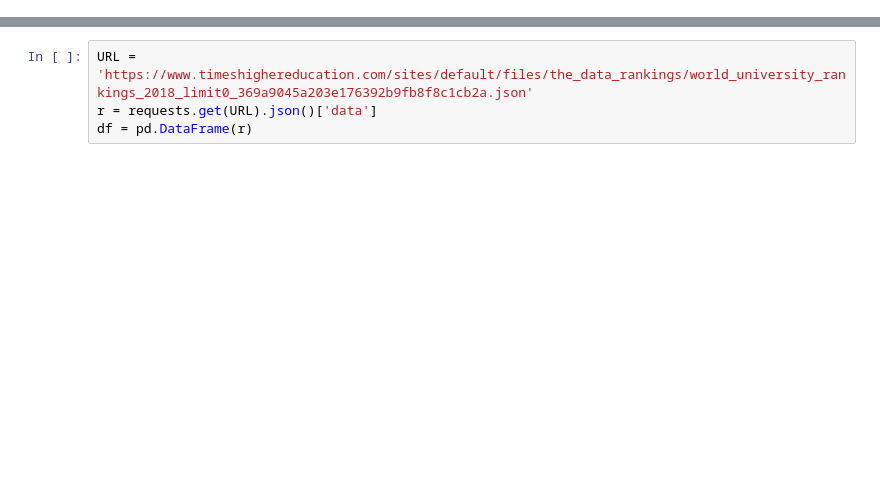
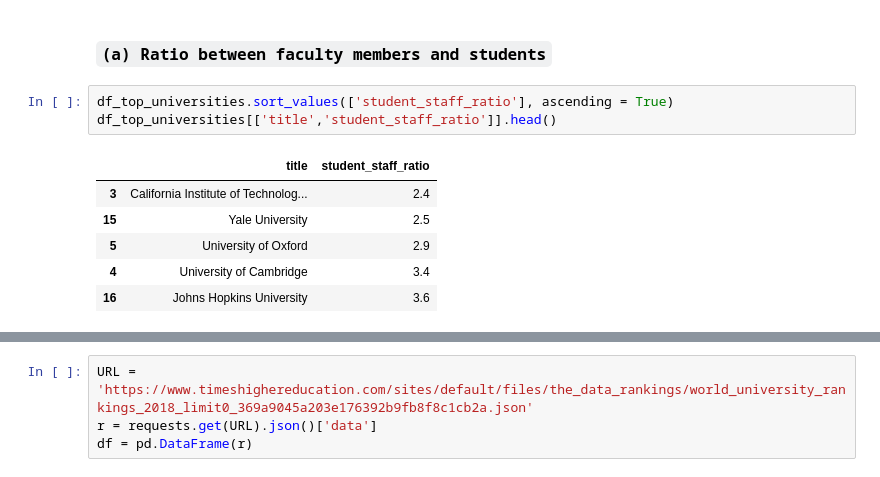
Before and after one commit to oabouzaid/Applied-Data-Analysis, a Jupyter notebook: homework2/task1and2.ipynb, the cells around one changed output, grey strips where cells are left out. Saved outputs shown, nothing was run; the diff lists cells and outputs as text; blank space fills up the shorter version.

```diff
--- a/homework2/task1and2.ipynb
+++ b/homework2/task1and2.ipynb
@@ -8,0 +65,12 @@ import matplotlib.pyplot as plt
+# %% [markdown]
+### `(a) Ratio between faculty members and students`
+# %%
+df_top_universities.sort_values(['student_staff_ratio'], ascending = True)
+df_top_universities[['title','student_staff_ratio']].head()
+# %% [output]
+|  | title | student_staff_ratio |
+| 3 | California Institute of Technolog... | 2.4 |
+| 15 | Yale University | 2.5 |
+| 5 | University of Oxford | 2.9 |
+| 4 | University of Cambridge | 3.4 |
+| 16 | Johns Hopkins University | 3.6 |
```
Also changed, not shown: parts of 37 cells of this notebook.
